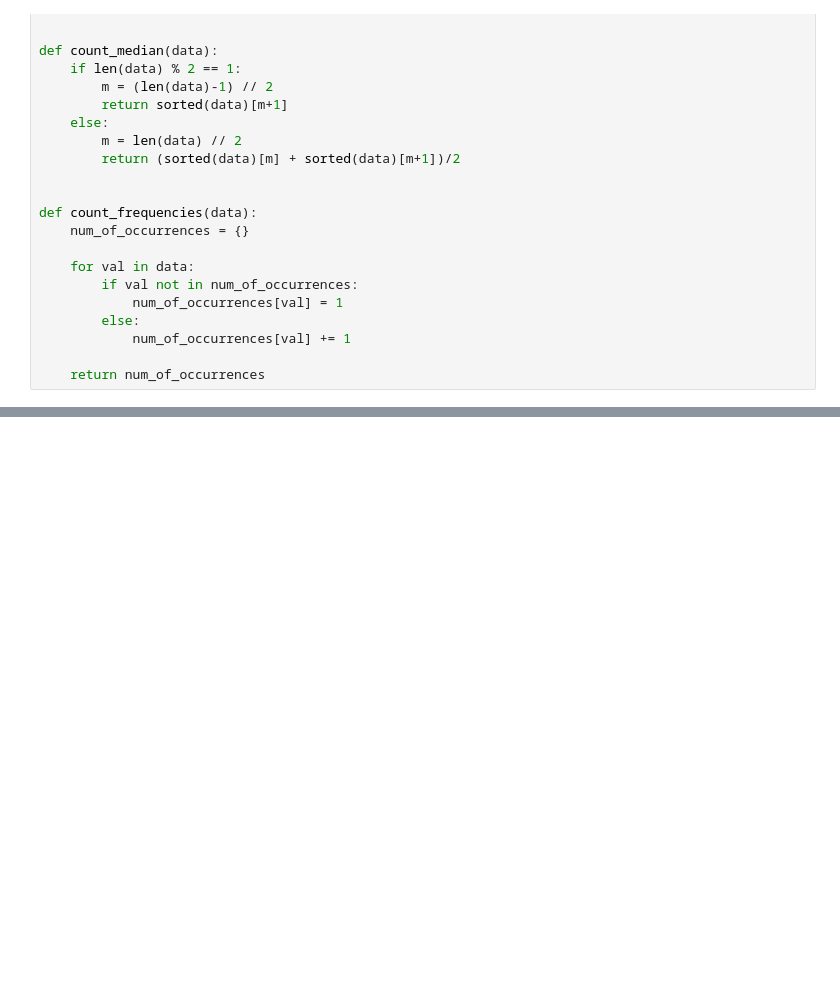
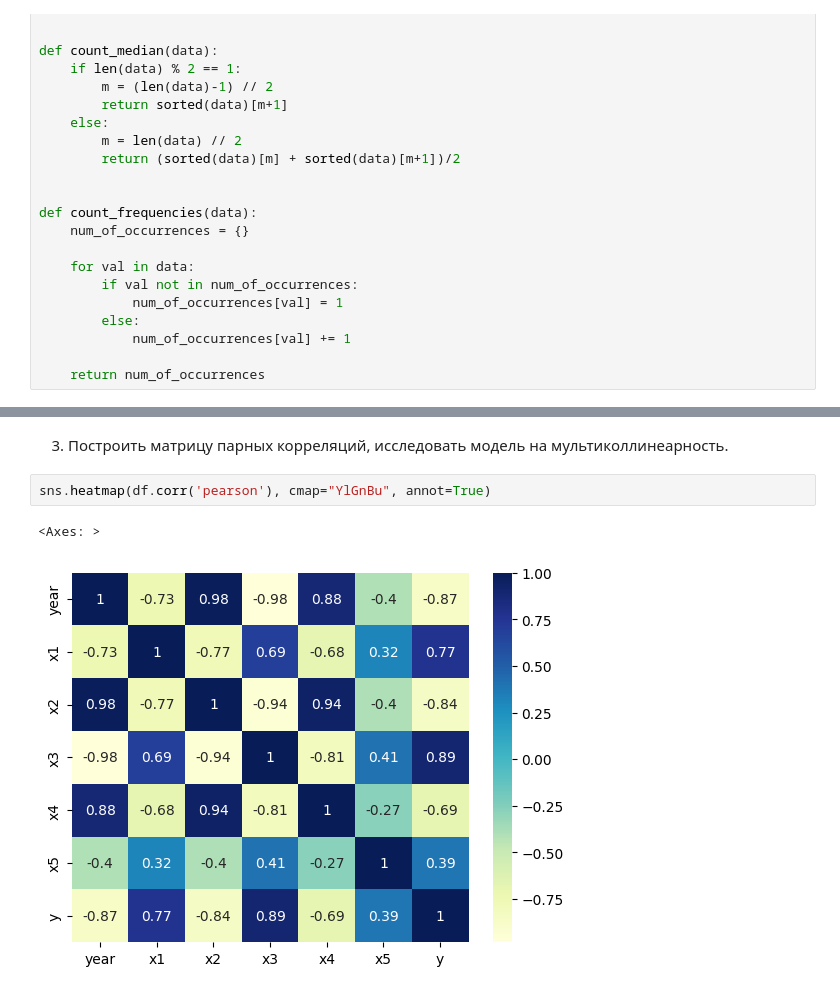
Before and after one commit to CepbluKot/stats, a Jupyter notebook: correct/lr5.ipynb, the cells around one changed output, grey strips where cells are left out. Drawn from its saved outputs; the diff is of its cells as text; blank space fills up the shorter version.

```diff
--- a/correct/lr5.ipynb
+++ b/correct/lr5.ipynb
@@ -261,0 +466,8 @@ def count_frequencies(data):
+# %% [markdown]
+3. Построить матрицу парных корреляций, исследовать модель на
+мультиколлинеарность.
+# %%
+sns.heatmap(df.corr('pearson'), cmap="YlGnBu", annot=True)
+# %% [output]
+<Axes: >
+[figure, added]
```
Also changed, not shown: parts of 15 cells of this notebook.
